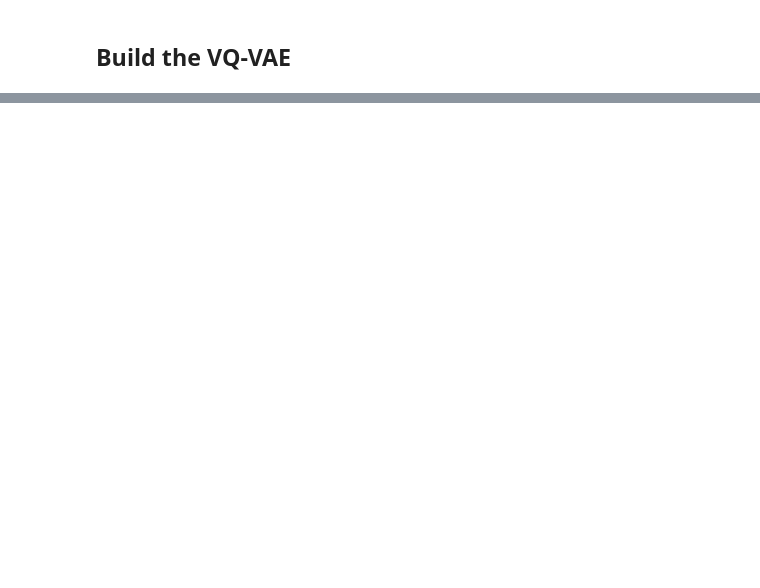
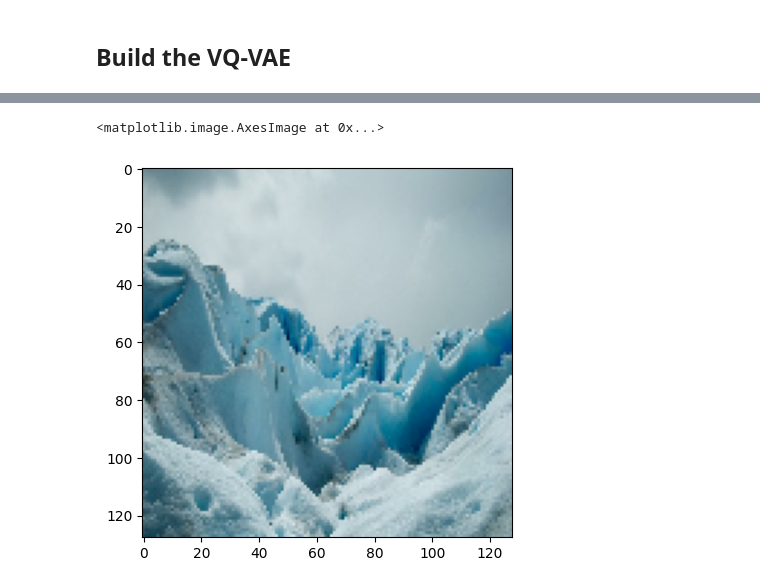
Before and after one commit to jdiego-miyashiro/Generative_AI, a Jupyter notebook: VQ-VAE.ipynb, the cells around one changed output, grey strips where cells are left out. Saved outputs shown, nothing was run; the diff lists cells and outputs as text; code cells hidden in the pictures; blank space fills up the shorter version.

```diff
--- a/VQ-VAE.ipynb
+++ b/VQ-VAE.ipynb
@@ -18,5 +58,5 @@ import matplotlib.pyplot as plt
 # %%
 AUTOTUNE = tf.data.AUTOTUNE
-img_height = 256
-img_width = 256
-batch_size =2
+img_height = 128
+img_width = 128
+batch_size =18
@@ -33,7 +75,7 @@ def process_path(file_path):
 
   # Load the raw data from the file as a string
   img = tf.io.read_file(file_path)
-  img = decode_img(img)
+  img = decode_img(img)/255
   return img,
 
 def configure_for_performance(ds):
@@ -389,4 +383,5 @@ vqvae_trainer = VQVAETrainer(latent_dim=embedding_dim, num_embeddings=num_embedd
 # %%
 vqvae_trainer.compile(optimizer=keras.optimizers.Adam())
-vqvae_trainer.fit(train_ds, epochs=30)
+vqvae_trainer.fit(train_ds
+                  ,epochs=100)
 # %% [output]
@@ -394,0 +407,3 @@ KeyboardInterrupt:
+# %%
+test = next(iter(val_ds))
+train = next(iter(train_ds))
@@ -394,0 +432,5 @@ KeyboardInterrupt:
+# %%
+plt.imshow(train[0][0])
+# %% [output]
+<matplotlib.image.AxesImage at 0x...>
+[figure, added]
```
Also changed, not shown: parts of 48 cells of this notebook.
